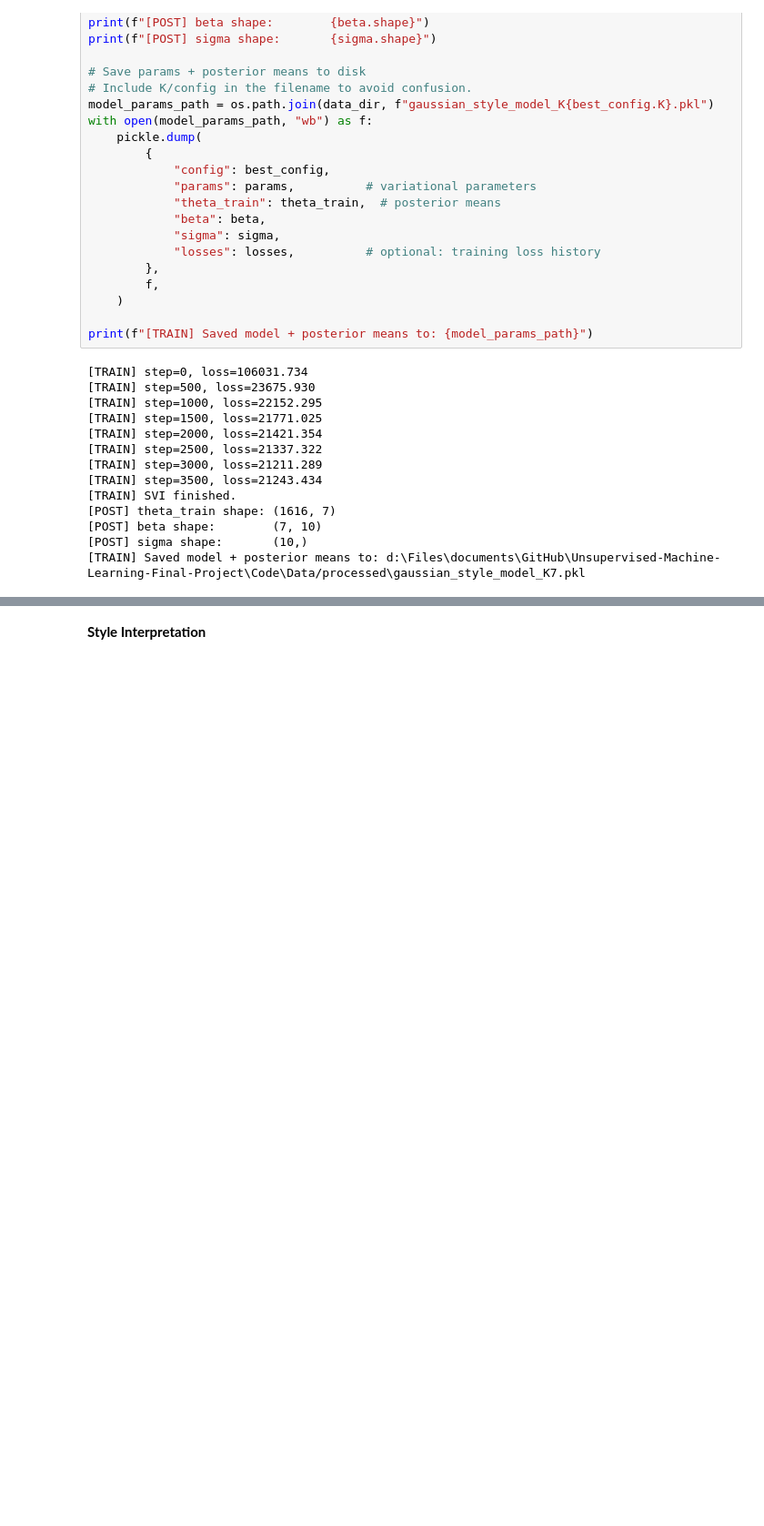
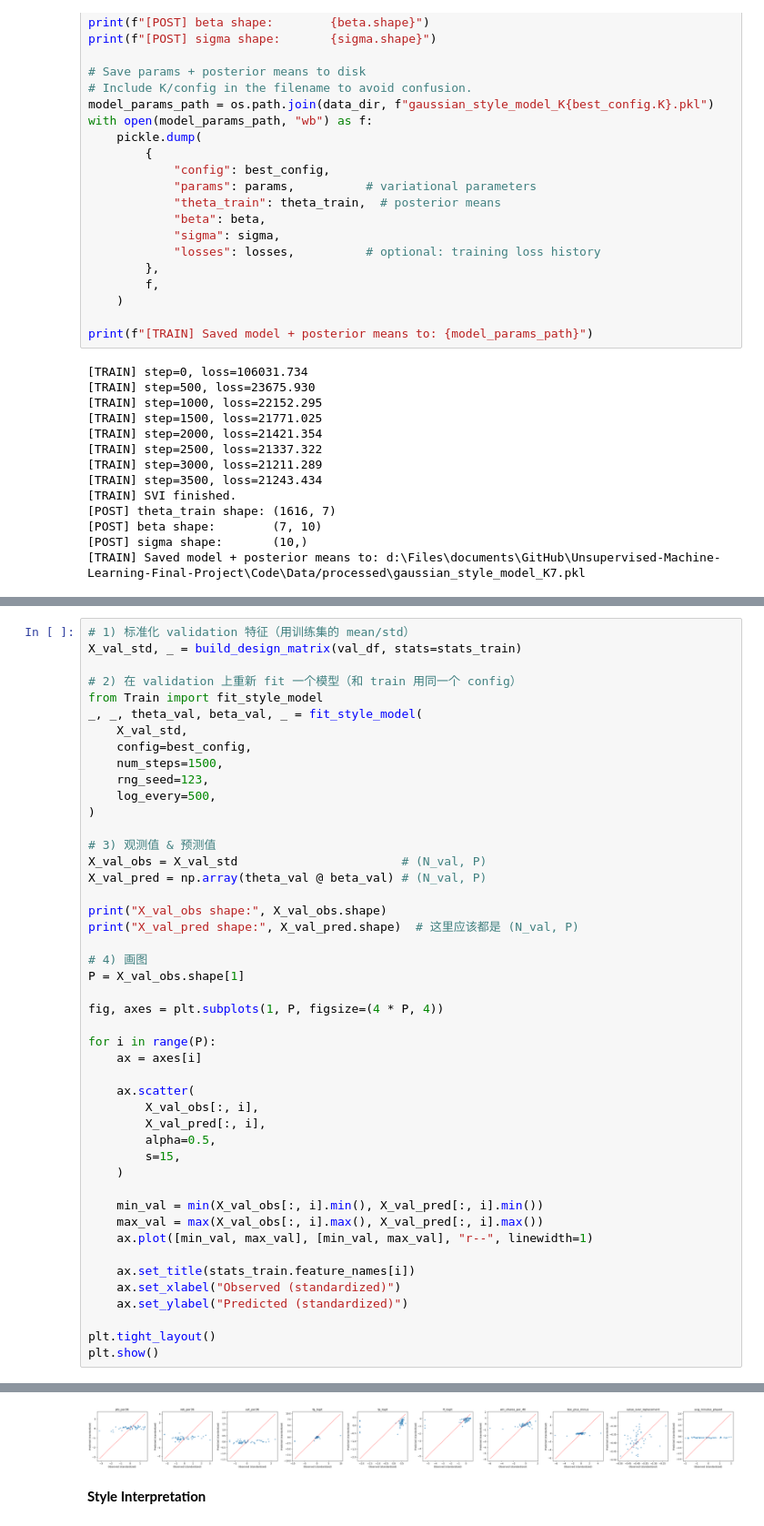
Before and after one commit to Schuyn/Unsupervised-Machine-Learning-Final-Project, a Jupyter notebook: Code/model_v2_exploration.ipynb, the cells around one changed output, grey strips where cells are left out. Shown at 91% size. Saved outputs shown, nothing was run; the diff lists cells and outputs as text; blank space fills up the shorter version.

```diff
--- a/Code/model_v2_exploration.ipynb
+++ b/Code/model_v2_exploration.ipynb
@@ -251,0 +289,47 @@ print(f"[TRAIN] Saved model + posterior means to: {model_params_path}")
+# %%
+# 1) 标准化 validation 特征（用训练集的 mean/std）
+X_val_std, _ = build_design_matrix(val_df, stats=stats_train)
+
+# 2) 在 validation 上重新 fit 一个模型（和 train 用同一个 config）
+from Train import fit_style_model
+_, _, theta_val, beta_val, _ = fit_style_model(
+    X_val_std,
+    config=best_config,
+    num_steps=1500,
+    rng_seed=123,
+    log_every=500,
+)
+
+# 3) 观测值 & 预测值
+X_val_obs = X_val_std                       # (N_val, P)
+X_val_pred = np.array(theta_val @ beta_val) # (N_val, P)
+
+print("X_val_obs shape:", X_val_obs.shape)
+print("X_val_pred shape:", X_val_pred.shape)  # 这里应该都是 (N_val, P)
+
+# 4) 画图
+P = X_val_obs.shape[1]
+
+fig, axes = plt.subplots(1, P, figsize=(4 * P, 4))
+
+for i in range(P):
+    ax = axes[i]
+
+    ax.scatter(
+        X_val_obs[:, i],
+        X_val_pred[:, i],
+        alpha=0.5,
+        s=15,
+    )
+
+    min_val = min(X_val_obs[:, i].min(), X_val_pred[:, i].min())
+    max_val = max(X_val_obs[:, i].max(), X_val_pred[:, i].max())
+    ax.plot([min_val, max_val], [min_val, max_val], "r--", linewidth=1)
+
+    ax.set_title(stats_train.feature_names[i])
+    ax.set_xlabel("Observed (standardized)")
+    ax.set_ylabel("Predicted (standardized)")
+
+plt.tight_layout()
+plt.show()
+# %% [output]
@@ -252,3 +341,4 @@ print(f"[TRAIN] Saved model + posterior means to: {model_params_path}")
+[figure, added]
 # %% [markdown]
 **Style Interpretation**
 # %%
```
Also changed, not shown: parts of 4 cells of this notebook, 1 other file.
